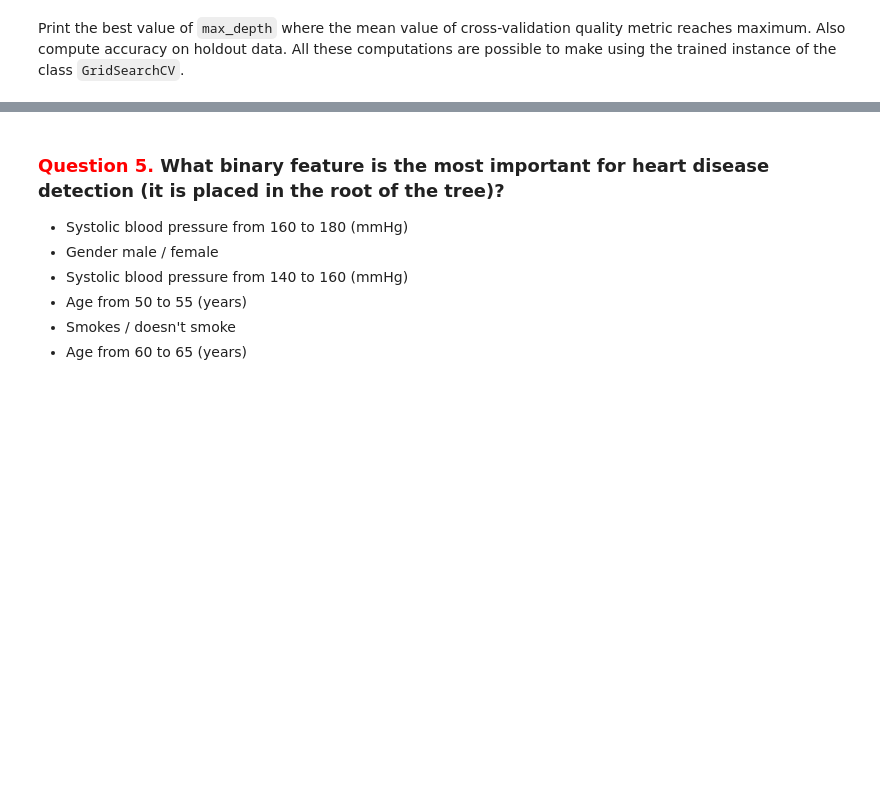
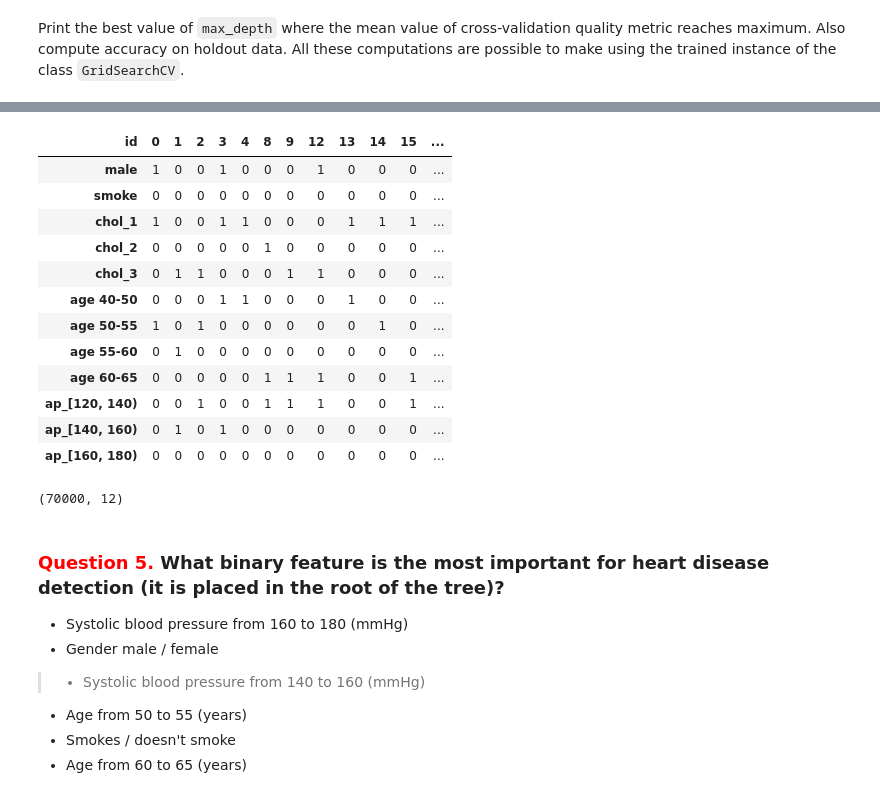
Before and after one commit to jneuer/mlcourse.ai, a Jupyter notebook: jupyter_english/assignments_fall2018/assignment3_decision_trees.ipynb, the cells around one changed output, grey strips where cells are left out. Drawn from its saved outputs; the diff is of its cells as text; code cells hidden in the pictures; blank space fills up the shorter version.

```diff
--- a/jupyter_english/assignments_fall2018/assignment3_decision_trees.ipynb
+++ b/jupyter_english/assignments_fall2018/assignment3_decision_trees.ipynb
@@ -293,8 +393,47 @@ Create a decision tree with the limitation `max_depth=3` and train it on the who
+# %%
+df3 = pd.get_dummies(df2, columns=['ap'])
+# %%
+df3.rename({'gender': 'male'}, axis='columns', inplace=True);
+# %%
+df3['male'] = df3['male'].map({1: 0, 2: 1})
+# %%
+df3.drop([
+    'height',
+    'weight',
+    'ap_hi',
+    'ap_lo',
+    'alco',
+    'active',
+    'age in years',
+    'gluc_1',
+    'gluc_2',
+    'gluc_3',
+], axis=1, inplace=True)
+# %%
+df3.head(20).T
+# %% [output]
+| id | 0 | 1 | 2 | 3 | 4 | 8 | 9 | 12 | 13 | 14 | 15 | ... |
+| male | 1 | 0 | 0 | 1 | 0 | 0 | 0 | 1 | 0 | 0 | 0 | ... |
+| smoke | 0 | 0 | 0 | 0 | 0 | 0 | 0 | 0 | 0 | 0 | 0 | ... |
+| chol_1 | 1 | 0 | 0 | 1 | 1 | 0 | 0 | 0 | 1 | 1 | 1 | ... |
+| chol_2 | 0 | 0 | 0 | 0 | 0 | 1 | 0 | 0 | 0 | 0 | 0 | ... |
+| chol_3 | 0 | 1 | 1 | 0 | 0 | 0 | 1 | 1 | 0 | 0 | 0 | ... |
+| age 40-50 | 0 | 0 | 0 | 1 | 1 | 0 | 0 | 0 | 1 | 0 | 0 | ... |
+| age 50-55 | 1 | 0 | 1 | 0 | 0 | 0 | 0 | 0 | 0 | 1 | 0 | ... |
+| age 55-60 | 0 | 1 | 0 | 0 | 0 | 0 | 0 | 0 | 0 | 0 | 0 | ... |
+| age 60-65 | 0 | 0 | 0 | 0 | 0 | 1 | 1 | 1 | 0 | 0 | 1 | ... |
+| ap_[120, 140) | 0 | 0 | 1 | 0 | 0 | 1 | 1 | 1 | 0 | 0 | 1 | ... |
+| ap_[140, 160) | 0 | 1 | 0 | 1 | 0 | 0 | 0 | 0 | 0 | 0 | 0 | ... |
+| ap_[160, 180) | 0 | 0 | 0 | 0 | 0 | 0 | 0 | 0 | 0 | 0 | 0 | ... |
+# %%
+df3.shape
+# %% [output]
+(70000, 12)
 # %% [markdown]
 ### **<font color='red'>Question 5.</font> What binary feature is the most important for heart disease detection (it is placed in the root of the tree)?**
 - Systolic blood pressure from 160 to 180 (mmHg)
 - Gender male / female
-- Systolic blood pressure from 140 to 160 (mmHg)
+> - Systolic blood pressure from 140 to 160 (mmHg)
 - Age from 50 to 55 (years)
 - Smokes / doesn't smoke
 - Age from 60 to 65 (years)
```
Also changed, not shown: parts of 24 cells of this notebook, 1 other file.
